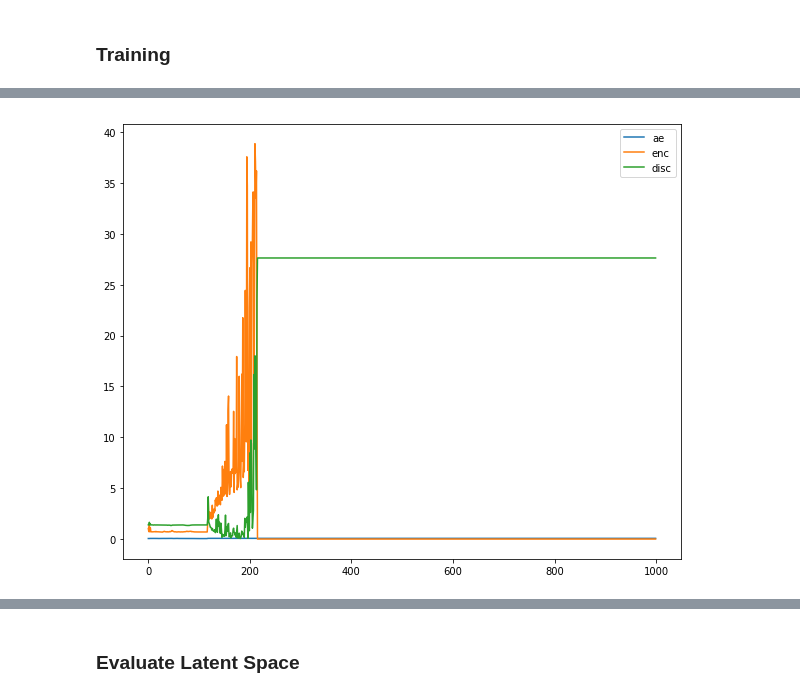
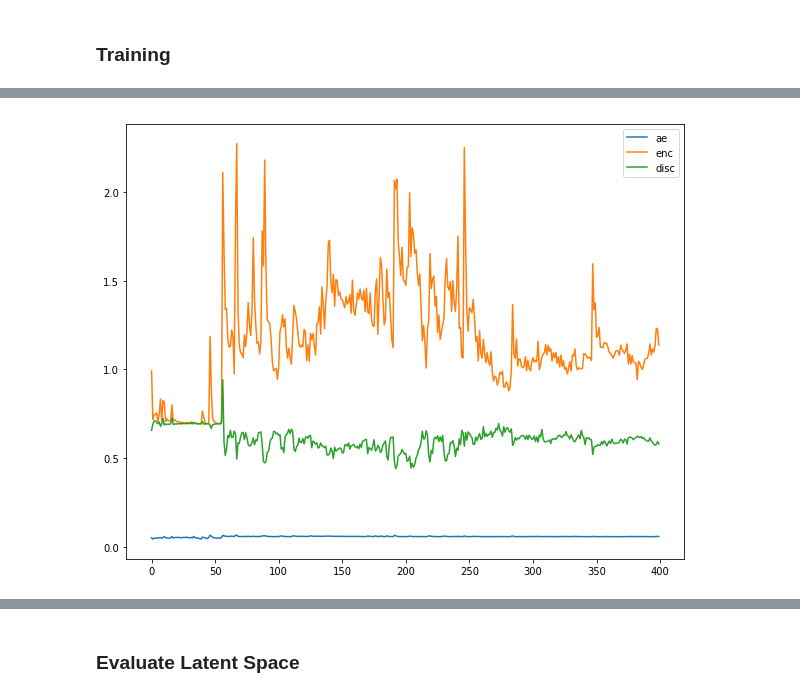
Before and after one commit to andreandradecosta/pytorch_aae, a Jupyter notebook: aae.ipynb, the cells around one changed output, grey strips where cells are left out. Drawn from its saved outputs; the diff is of its cells as text; code cells hidden in the pictures.

Commit message:
Better progress bar and epoch error correction for disc.

```diff
--- a/aae.ipynb
+++ b/aae.ipynb
@@ -100,7 +100,7 @@ def gen_z(i_size):
     return (torch.randn(i_size, latent_space) * 5).to(device)
 # %%
 %%time
-n_epochs = 1000
+n_epochs = 400
 lr = 1e-3
 
 enc = Encoder().to(device)
@@ -120,59 +120,70 @@ ae_loss_hist = []
 disc_loss_hist = []
 enc_loss_hist = []
 
-for e in tnrange(n_epochs):
-    ae_epoch_loss = 0.0
-    disc_epoch_loss = 0.0
-    enc_epoch_loss = 0.0
-    for inputs,_ in dataloader:
-        inputs = inputs.to(device)
+with tnrange(n_epochs) as t:
+    for e in t:
+        t.set_description(f'Epoch: {e}/{n_epochs}')
 
-        # Reconstruction phase
-        ae_optimizer.zero_grad()
-        z_enc = enc(inputs)
-        ae_out = dec(z_enc)
+        ae_epoch_loss = 0.0
+        disc_epoch_loss = 0.0
+        enc_epoch_loss = 0.0
+        for inputs,_ in dataloader:
+            inputs = inputs.to(device)
 
-        ae_loss = ae_criterion(ae_out, inputs)
-        ae_loss.backward()
-        ae_optimizer.step()
+            # Reconstruction phase
+            ae_optimizer.zero_grad()
+            z_enc = enc(inputs)
+            ae_out = dec(z_enc)
 
-        ae_epoch_loss += ae_loss.item() * inputs.size(0)
+            ae_loss = ae_criterion(ae_out, inputs)
+            ae_loss.backward()
+            ae_optimizer.step()
 
-        # Regularization phase
-        ## Discriminator
-        i_size = inputs.size(0)
-        z_real = gen_z(i_size)
-        z_fake = z_enc.detach()
+            ae_epoch_loss += ae_loss.item() * inputs.size(0)
 
-        disc_optimizer.zero_grad()
+            # Regularization phase
+            ## Discriminator
+            i_size = inputs.size(0)
+            z_real = gen_z(i_size)
+            z_enc = enc(inputs)
+            z_fake = z_enc.detach()
 
-        disc_input = torch.cat((z_real, z_fake), dim=0)
-        disc_y = torch.cat((torch.ones(i_size, 1), torch.zeros(i_size, 1)), dim=0).to(device)
+            disc_optimizer.zero_grad()
 
-        disc_y_hat = disc(disc_input)
+            disc_input = torch.cat((z_real, z_fake), dim=0)
+            disc_y = torch.cat((torch.ones(i_size, 1), torch.zeros(i_size, 1)), dim=0).to(device)
 
-        disc_loss = disc_criterion(disc_y_hat, disc_y)
-        disc_loss.backward()
-        disc_optimizer.step()
+            disc_y_hat = disc(disc_input)
 
-        disc_epoch_loss += disc_loss.item() * disc_input.size(0)
+            disc_loss = disc_criterion(disc_y_hat, disc_y)
+            disc_loss.backward()
+            disc_optimizer.step()
 
-        ## Encoder
-        enc_optimizer.zero_grad()
+            disc_epoch_loss += disc_loss.item() * disc_input.size(0)
 
-        z_enc = enc(inputs)
-        enc_y = disc(z_enc)
+            ## Encoder
+            enc_optimizer.zero_grad()
 
-        ones = torch.ones(i_size, 1).to(device)
-        enc_loss = enc_criterion(enc_y, ones)
+            z_enc = enc(inputs)
+            enc_y = disc(z_enc)
 
-        enc_loss.backward()
-        enc_optimizer.step()
-        enc_epoch_loss += enc_loss.item() * inputs.size(0)
+            ones = torch.ones(i_size, 1).to(device)
+            enc_loss = enc_criterion(enc_y, ones)
 
-    ae_loss_hist.append(ae_epoch_loss/dataset_size)
-    disc_loss_hist.append(disc_epoch_loss/dataset_size)
-    enc_loss_hist.append(enc_epoch_loss/dataset_size)
+            enc_loss.backward()
+            enc_optimizer.step()
+            enc_epoch_loss += enc_loss.item() * inputs.size(0)
+
+        # End of epoch
+        ae_epoch_loss = ae_epoch_loss/dataset_size
+        disc_epoch_loss = disc_epoch_loss/(dataset_size*2)
+        enc_epoch_loss = enc_epoch_loss/dataset_size
+
+        t.set_postfix(ae=ae_epoch_loss, disc=disc_epoch_loss, enc=enc_epoch_loss)
+
+        ae_loss_hist.append(ae_epoch_loss)
+        disc_loss_hist.append(disc_epoch_loss)
+        enc_loss_hist.append(enc_epoch_loss)
 
 plt.figure(figsize=(10, 8))
 plt.plot(range(n_epochs), ae_loss_hist, label='ae')
@@ -186,4 +197,4 @@ Wall time: 3h 8min 26s
-[figure, old version]
+[figure, new version]
 # %%
 print(f'ae loss: {ae_loss_hist[-1]:.3f}\t'
       f'enc loss: {enc_loss_hist[-1]:.3f}\t'
```
Also changed, not shown: parts of 6 cells of this notebook.
